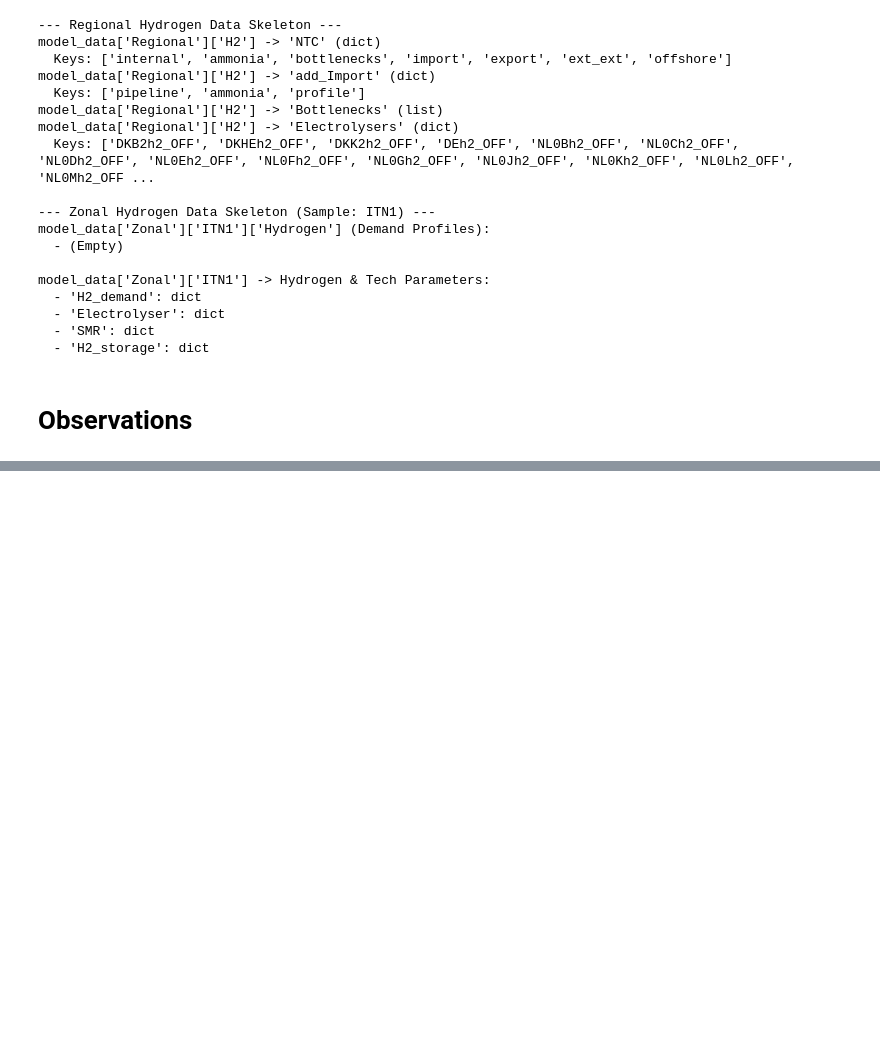
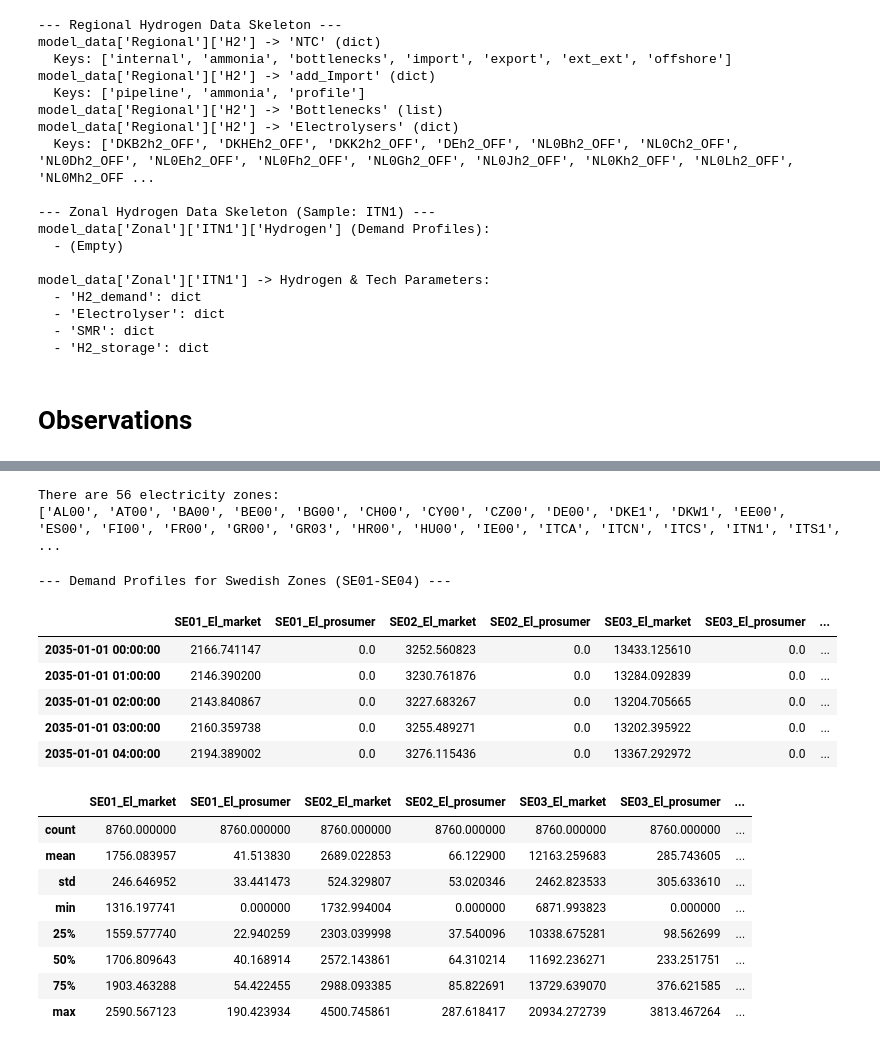
Before and after one commit to IgorKovacevicENNOH/ENNOH_Modelling, a Jupyter notebook: Intermediate_to_model_data_II.ipynb, the cells around one changed output, grey strips where cells are left out. Saved outputs shown, nothing was run; the diff lists cells and outputs as text; code cells hidden in the pictures; blank space fills up the shorter version.

```diff
--- a/Intermediate_to_model_data_II.ipynb
+++ b/Intermediate_to_model_data_II.ipynb
@@ -2321,0 +2477,40 @@ model_data['Zonal']['ITN1'] -> Hydrogen & Tech Parameters:
+# %%
+print(f"There are {len(zones)} electricity zones:")
+print(zones)
+# %% [output]
+There are 56 electricity zones:
+['AL00', 'AT00', 'BA00', 'BE00', 'BG00', 'CH00', 'CY00', 'CZ00', 'DE00', 'DKE1', 'DKW1', 'EE00', 'ES00', 'FI00', 'FR00', 'GR00', 'GR03', 'HR00', 'HU00', 'IE00', 'ITCA', 'ITCN', 'ITCS', 'ITN1', 'ITS1', ...
+# %%
+import pandas as pd
+
+se_zones = ['SE01', 'SE02', 'SE03', 'SE04']
+se_data = {}
+
+for zone in se_zones:
+    if zone in model_data['Zonal']:
+        demand = model_data['Zonal'][zone].get('Demand', {})
+        se_data[f'{zone}_El_market'] = demand.get('El_market', 0.0)
+        se_data[f'{zone}_El_prosumer'] = demand.get('El_prosumer', 0.0)
+
+df_se_demand = pd.DataFrame(se_data)
+
+print("--- Demand Profiles for Swedish Zones (SE01-SE04) ---")
+display(df_se_demand.head())
+display(df_se_demand.describe())
+# %% [output]
+--- Demand Profiles for Swedish Zones (SE01-SE04) ---
+|  | SE01_El_market | SE01_El_prosumer | SE02_El_market | SE02_El_prosumer | SE03_El_market | SE03_El_prosumer | ... |
+| 2035-01-01 00:00:00 | 2166.741147 | 0.0 | 3252.560823 | 0.0 | 13433.125610 | 0.0 | ... |
+| 2035-01-01 01:00:00 | 2146.390200 | 0.0 | 3230.761876 | 0.0 | 13284.092839 | 0.0 | ... |
+| 2035-01-01 02:00:00 | 2143.840867 | 0.0 | 3227.683267 | 0.0 | 13204.705665 | 0.0 | ... |
+| 2035-01-01 03:00:00 | 2160.359738 | 0.0 | 3255.489271 | 0.0 | 13202.395922 | 0.0 | ... |
+| 2035-01-01 04:00:00 | 2194.389002 | 0.0 | 3276.115436 | 0.0 | 13367.292972 | 0.0 | ... |
+|  | SE01_El_market | SE01_El_prosumer | SE02_El_market | SE02_El_prosumer | SE03_El_market | SE03_El_prosumer | ... |
+| count | 8760.000000 | 8760.000000 | 8760.000000 | 8760.000000 | 8760.000000 | 8760.000000 | ... |
+| mean | 1756.083957 | 41.513830 | 2689.022853 | 66.122900 | 12163.259683 | 285.743605 | ... |
+| std | 246.646952 | 33.441473 | 524.329807 | 53.020346 | 2462.823533 | 305.633610 | ... |
+| min | 1316.197741 | 0.000000 | 1732.994004 | 0.000000 | 6871.993823 | 0.000000 | ... |
+| 25% | 1559.577740 | 22.940259 | 2303.039998 | 37.540096 | 10338.675281 | 98.562699 | ... |
+| 50% | 1706.809643 | 40.168914 | 2572.143861 | 64.310214 | 11692.236271 | 233.251751 | ... |
+| 75% | 1903.463288 | 54.422455 | 2988.093385 | 85.822691 | 13729.639070 | 376.621585 | ... |
+| max | 2590.567123 | 190.423934 | 4500.745861 | 287.618417 | 20934.272739 | 3813.467264 | ... |
```
Also changed, not shown: parts of 21 cells of this notebook.
